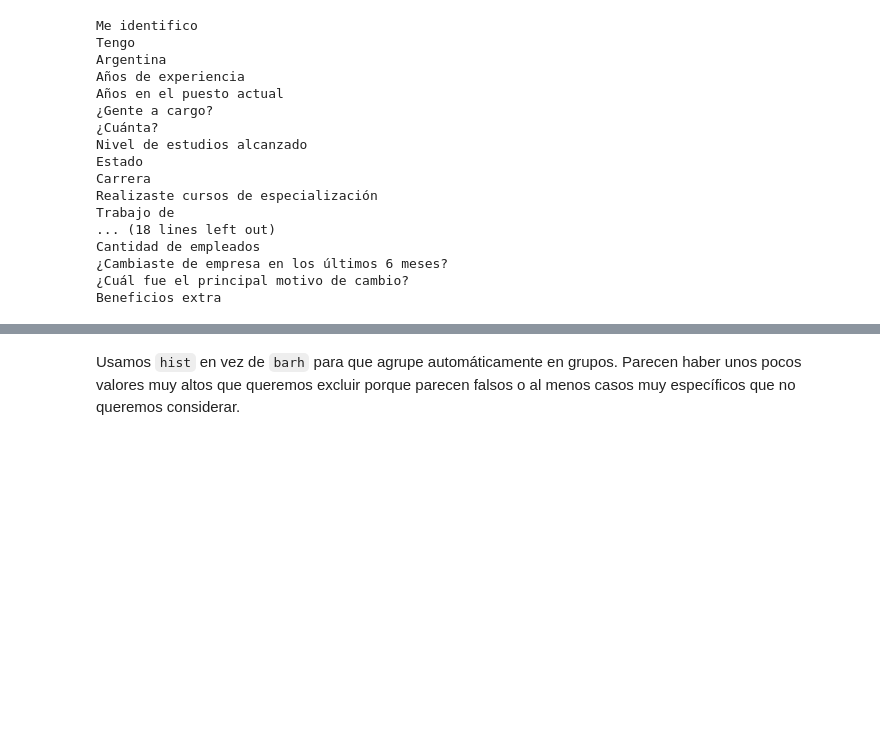
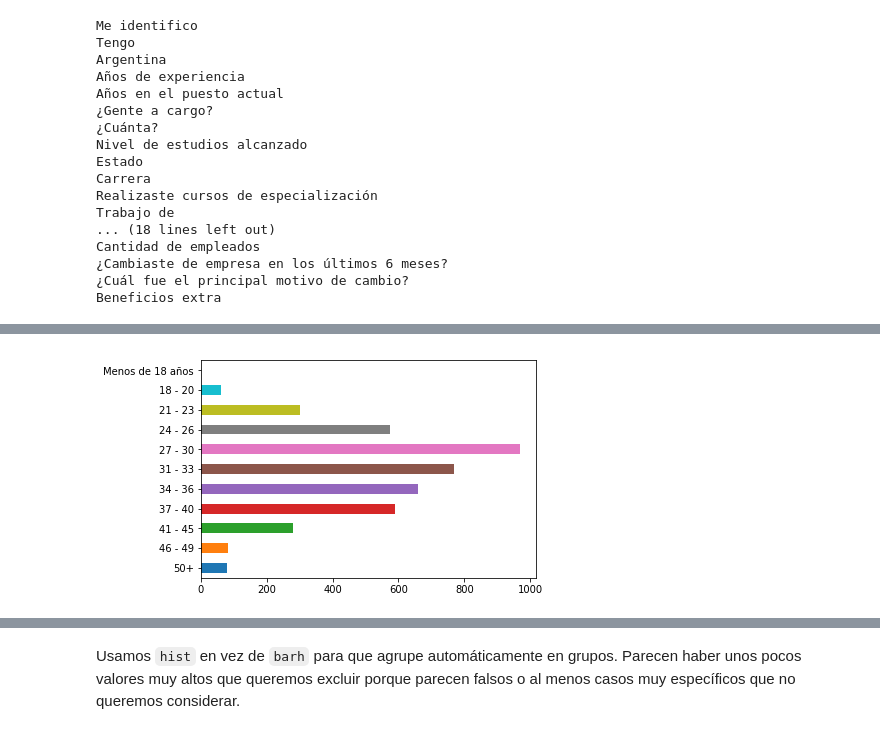
Before and after one commit to seppo0010/sysarmy-sueldos-2019.1, a Jupyter notebook: Sysarmy - Predicción de sueldos.ipynb, the cells around one changed output, grey strips where cells are left out. Cells and saved outputs as stored; diff of their text form; code cells hidden in the pictures; blank space fills up the shorter version.

```diff
--- a/Sysarmy - Predicción de sueldos.ipynb
+++ b/Sysarmy - Predicción de sueldos.ipynb
@@ -199,0 +58,9 @@ df['Salario mensual (en tu moneda local)'].plot.hist()
+# %%
+def plot_col(series, replace=None, **kwargs):
+    replace = replace or {}
+    c = pd.DataFrame(series.value_counts()).reset_index().replace(replace).sort_values(by='index', ascending=False).replace({v: k for k, v in replace.items()}).set_index('index')
+    del c.index.name
+    c[c.columns[0]].plot.barh(**kwargs)
+plot_col(df['Tengo'], {'Menos de 18 años': '17'});
+# %% [output]
+[figure, added]
```
Also changed, not shown: parts of 52 cells of this notebook.
